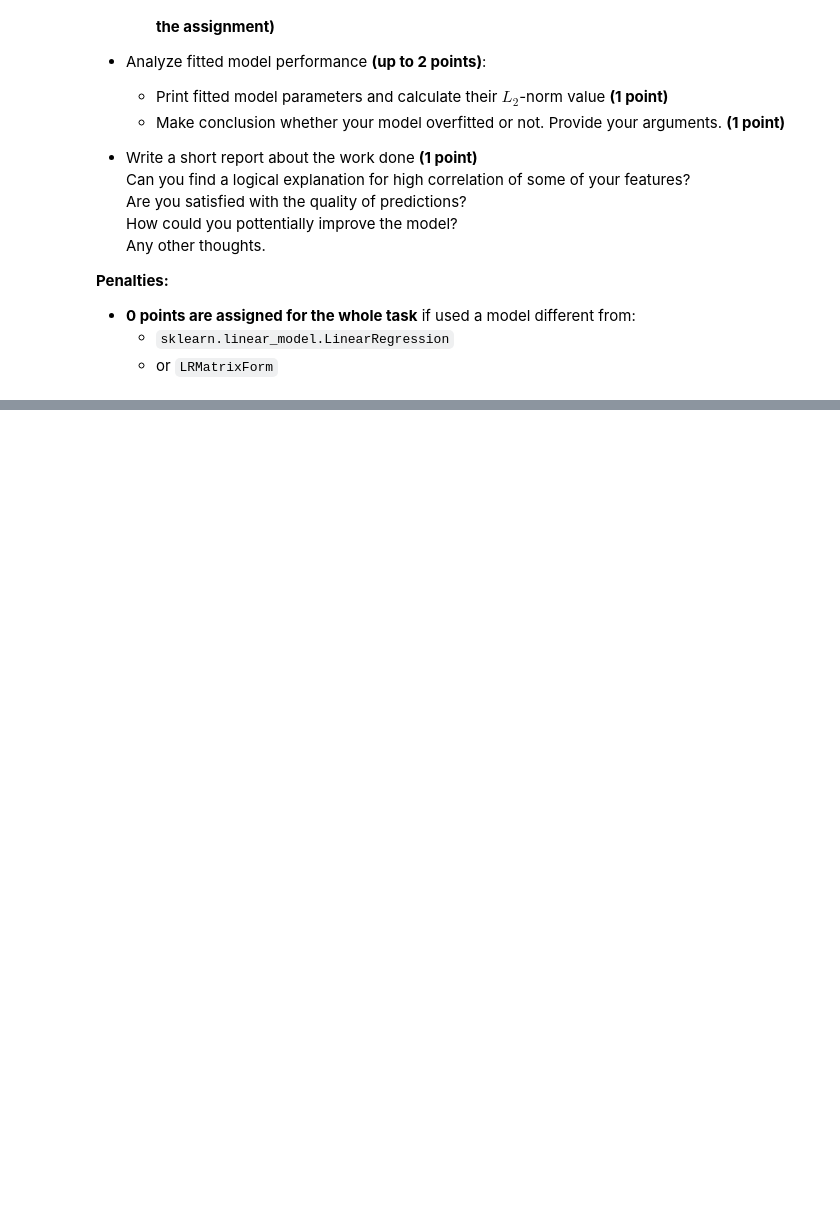
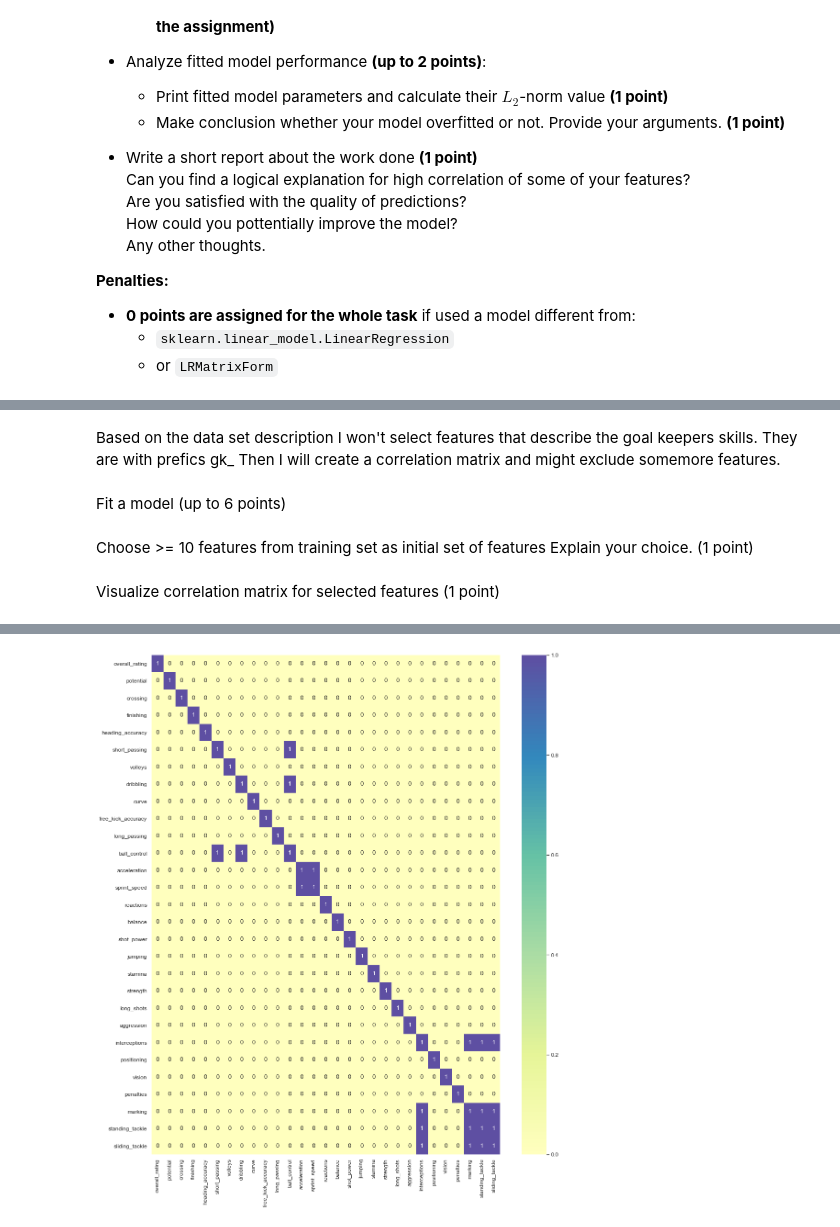
Before and after one commit to Zauralochka/RSSchool_ML, a Jupyter notebook: linear_regression.ipynb, the cells around one changed output, grey strips where cells are left out. Drawn from its saved outputs; the diff is of its cells as text; code cells hidden in the pictures; blank space fills up the shorter version.

```diff
--- a/linear_regression.ipynb
+++ b/linear_regression.ipynb
@@ -1583,0 +1644,26 @@ Steps you need to follow:
+# %% [markdown]
+Based on the data set description I won't select features that describe the goal keepers skills. They are with prefics gk_ Then I will create a correlation matrix and might exclude somemore features.
+# %% [markdown]
+Fit a model (up to 6 points)
+# %% [markdown]
+Choose >= 10 features from training set as initial set of features Explain your choice. (1 point)
+# %%
+# define target and features variables
+target = 'agility'
+features = ['overall_rating', 'potential', 'crossing', 'finishing',
+       'heading_accuracy', 'short_passing', 'volleys', 'dribbling', 'curve',
+       'free_kick_accuracy', 'long_passing', 'ball_control', 'acceleration',
+       'sprint_speed', 'reactions', 'balance', 'shot_power',
+       'jumping', 'stamina', 'strength', 'long_shots', 'aggression',
+       'interceptions', 'positioning', 'vision', 'penalties', 'marking',
+       'standing_tackle', 'sliding_tackle']
+x_train, y_train, x_test, y_test = get_train_test_data(features, target)
+# %% [markdown]
+Visualize correlation matrix for selected features (1 point)
+# %%
+# correlation matrix for choosen features
+correlation_matrix = x_train.corr()
+display(correlation_matrix)
+plt.figure(figsize = (17, 20))
+sns.heatmap(correlation_matrix > 0.90, center=0, cmap="Spectral", annot=True, );
+# %% [output]
@@ -1583,0 +1687 @@ Steps you need to follow:
+[figure, added]
```
Also changed, not shown: parts of 53 cells of this notebook.
